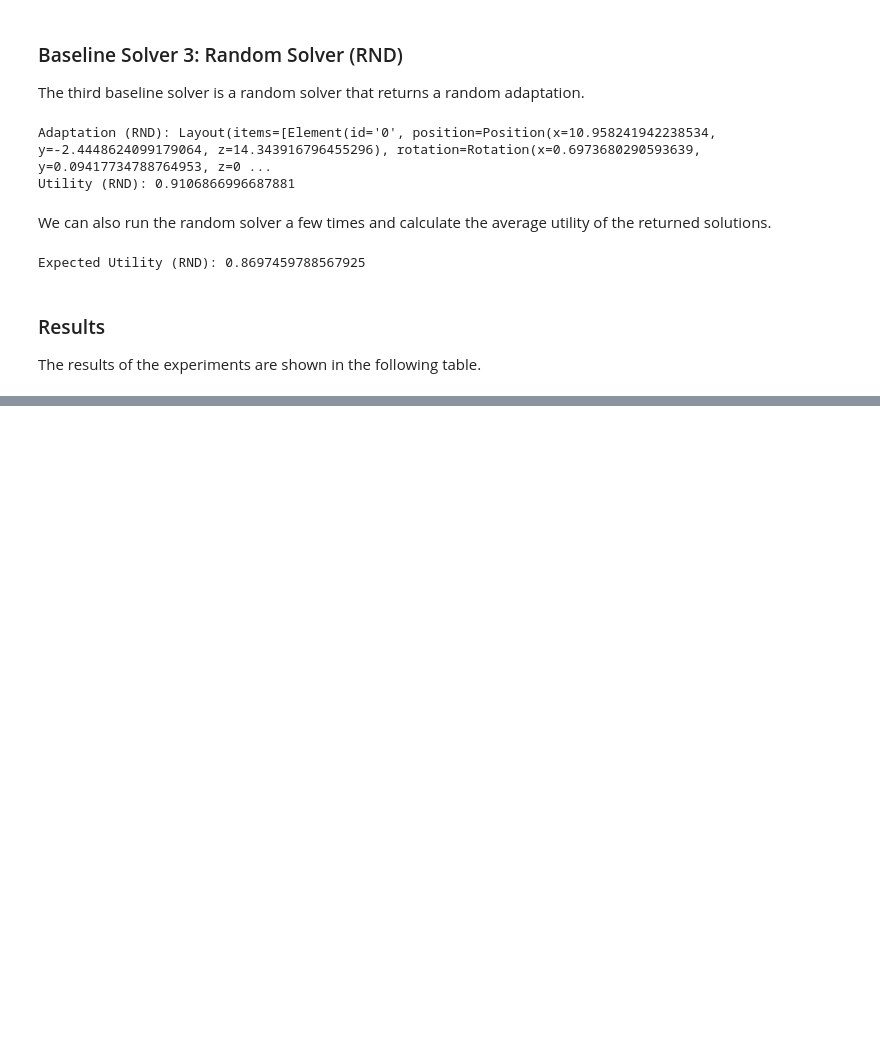
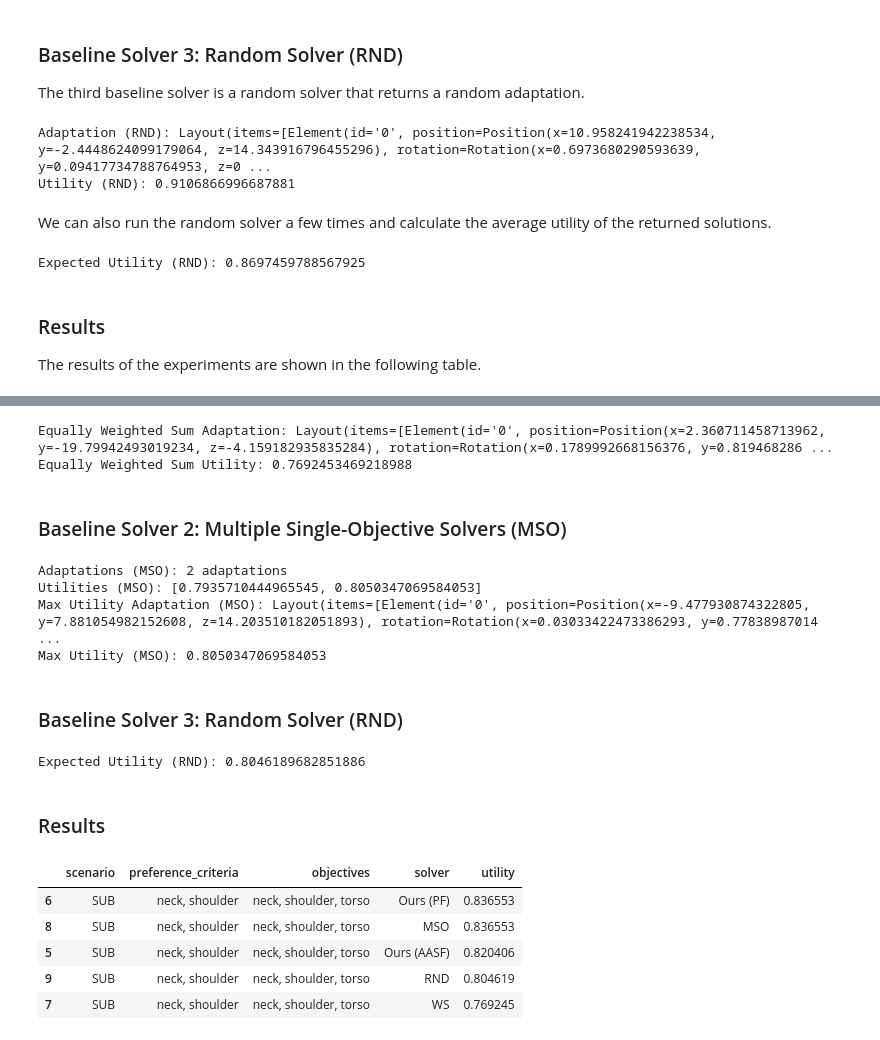
Before and after one commit to christophajohns/auit-pareto-solver, a Jupyter notebook: evaluation.ipynb, the cells around one changed output, grey strips where cells are left out. Cells and saved outputs as stored; diff of their text form; code cells hidden in the pictures; blank space fills up the shorter version.

```diff
--- a/evaluation.ipynb
+++ b/evaluation.ipynb
@@ -236,0 +302,9 @@ plt.show(fig_scenario_1)
+# %%
+utilities_for_pareto_front_adaptations = get_utilities_of_pareto_optimal_adaptations(problem, get_utility, verbose=True)
+results = results.append({
+    "scenario": "SUB",
+    "preference_criteria": ", ".join(SCENARIO_2_PREFERENCE_CRITERIA),
+    "objectives": ", ".join(SCENARIO_2_OBJECTIVES),
+    "solver": "Ours (PF)",
+    "utility": np.max(utilities_for_pareto_front_adaptations),
+}, ignore_index=True)
@@ -236,0 +318,53 @@ plt.show(fig_scenario_1)
+# %%
+equally_weighted_sum_utility = get_utility_of_equally_weighted_sum_adaptation(problem, get_utility, verbose=True)
+results = results.append({
+    "scenario": "SUB",
+    "preference_criteria": ", ".join(SCENARIO_2_PREFERENCE_CRITERIA),
+    "objectives": ", ".join(SCENARIO_2_OBJECTIVES),
+    "solver": "WS",
+    "utility": equally_weighted_sum_utility,
+}, ignore_index=True)
+# %% [output]
+Equally Weighted Sum Adaptation: Layout(items=[Element(id='0', position=Position(x=2.360711458713962, y=-19.79942493019234, z=-4.159182935835284), rotation=Rotation(x=0.1789992668156376, y=0.819468286 ...
+Equally Weighted Sum Utility: 0.7692453469218988
+# %% [markdown]
+### Baseline Solver 2: Multiple Single-Objective Solvers (MSO)
+# %%
+utilities_for_mso_adaptations = get_utilities_of_single_objective_adaptations(problem, get_utility, verbose=True)
+results = results.append({
+    "scenario": "SUB",
+    "preference_criteria": ", ".join(SCENARIO_2_PREFERENCE_CRITERIA),
+    "objectives": ", ".join(SCENARIO_2_OBJECTIVES),
+    "solver": "MSO",
+    "utility": np.max(utilities_for_pareto_front_adaptations),
+}, ignore_index=True)
+# %% [output]
+Adaptations (MSO): 2 adaptations
+Utilities (MSO): [0.7935710444965545, 0.8050347069584053]
+Max Utility Adaptation (MSO): Layout(items=[Element(id='0', position=Position(x=-9.477930874322805, y=7.881054982152608, z=14.203510182051893), rotation=Rotation(x=0.03033422473386293, y=0.77838987014 ...
+Max Utility (MSO): 0.8050347069584053
+# %% [markdown]
+### Baseline Solver 3: Random Solver (RND)
+# %%
+expected_utility_for_random_adaptation = get_expected_utility_of_random_adaptation(problem, get_utility, n_trials=100, verbose=True)
+results = results.append({
+    "scenario": "SUB",
+    "preference_criteria": ", ".join(SCENARIO_2_PREFERENCE_CRITERIA),
+    "objectives": ", ".join(SCENARIO_2_OBJECTIVES),
+    "solver": "RND",
+    "utility": expected_utility_for_random_adaptation,
+}, ignore_index=True)
+# %% [output]
+Expected Utility (RND): 0.8046189682851886
+# %% [markdown]
+### Results
+# %%
+# Show results
+results[results["scenario"] == "SUB"].sort_values(by="utility", ascending=False)
+# %% [output]
+|  | scenario | preference_criteria | objectives | solver | utility |
+| 6 | SUB | neck, shoulder | neck, shoulder, torso | Ours (PF) | 0.836553 |
+| 8 | SUB | neck, shoulder | neck, shoulder, torso | MSO | 0.836553 |
+| 5 | SUB | neck, shoulder | neck, shoulder, torso | Ours (AASF) | 0.820406 |
+| 9 | SUB | neck, shoulder | neck, shoulder, torso | RND | 0.804619 |
+| 7 | SUB | neck, shoulder | neck, shoulder, torso | WS | 0.769245 |
```
Also changed, not shown: parts of 13 cells of this notebook.
